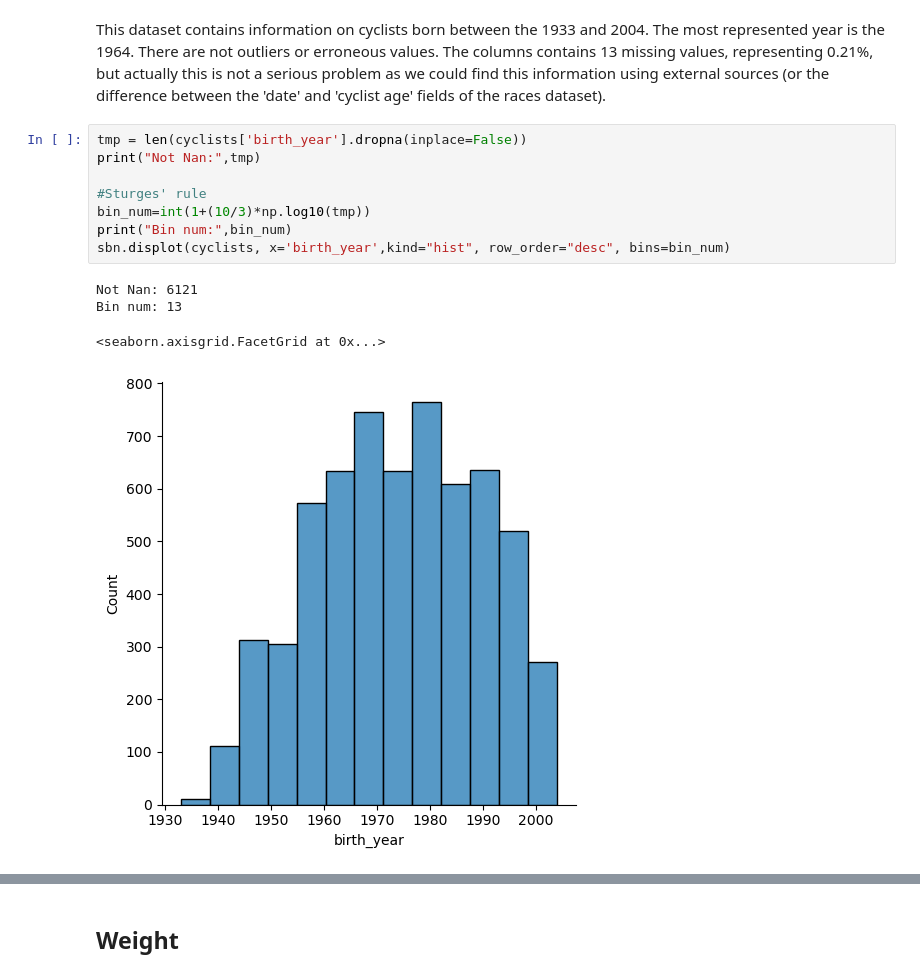
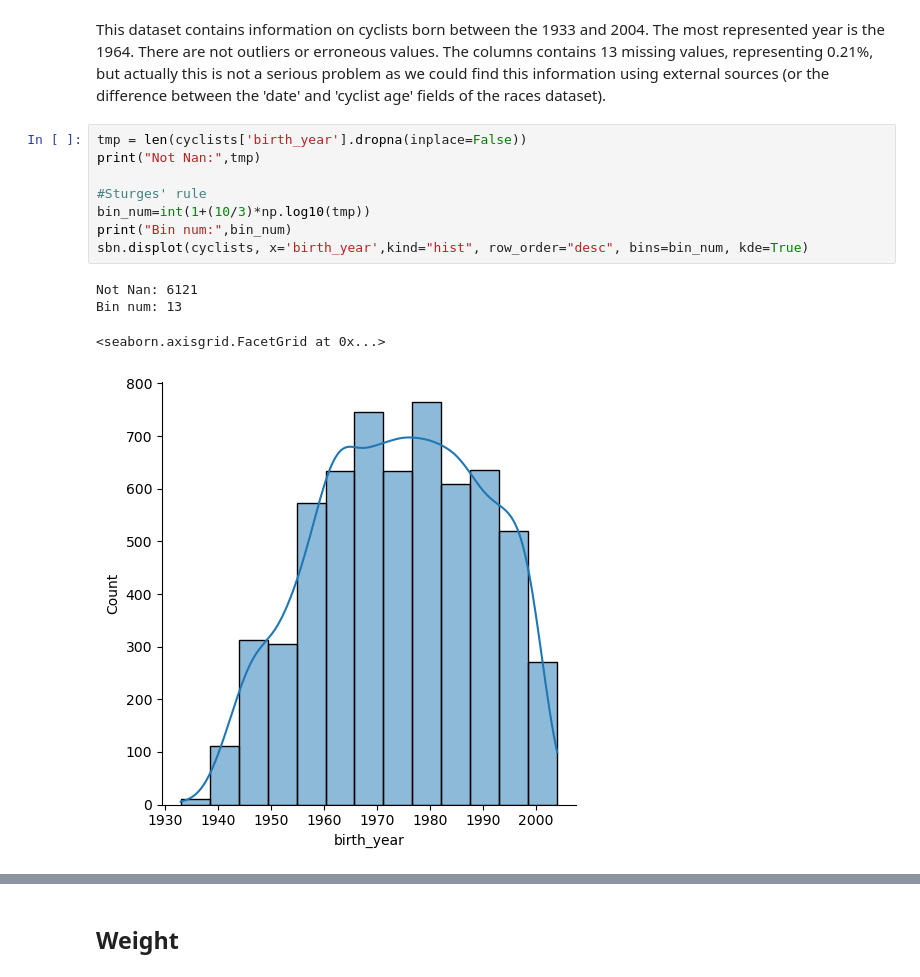
Before and after one commit to luca-rizzo/dm-2024-project, a Jupyter notebook: notebook/data_understanding_cyclists.ipynb, the cells around one changed output, grey strips where cells are left out. Cells and saved outputs as stored; diff of their text form.

```diff
--- a/notebook/data_understanding_cyclists.ipynb
+++ b/notebook/data_understanding_cyclists.ipynb
@@ -234,14 +231,14 @@ This dataset contains information on cyclists born between the 1933 and 2004. Th
 # %%
 tmp = len(cyclists['birth_year'].dropna(inplace=False))
 print("Not Nan:",tmp)
 
 #Sturges' rule
 bin_num=int(1+(10/3)*np.log10(tmp))
 print("Bin num:",bin_num)
-sbn.displot(cyclists, x='birth_year',kind="hist", row_order="desc", bins=bin_num)
+sbn.displot(cyclists, x='birth_year',kind="hist", row_order="desc", bins=bin_num, kde=True)
 # %% [output]
 Not Nan: 6121
 Bin num: 13
 <seaborn.axisgrid.FacetGrid at 0x...>
-[figure, old version]
+[figure, new version]
 # %%
```
Also changed, not shown: parts of 30 cells of this notebook.
